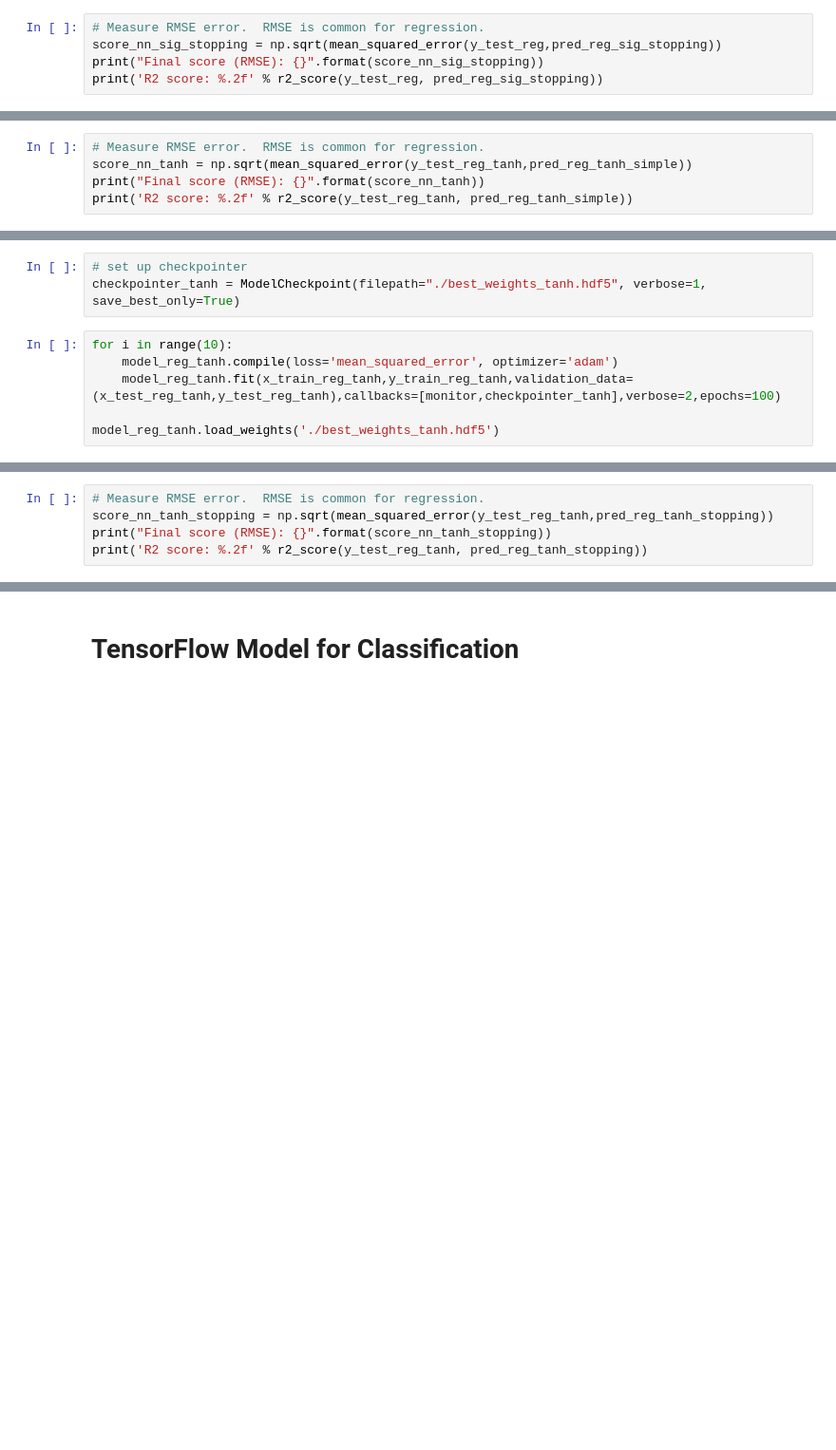
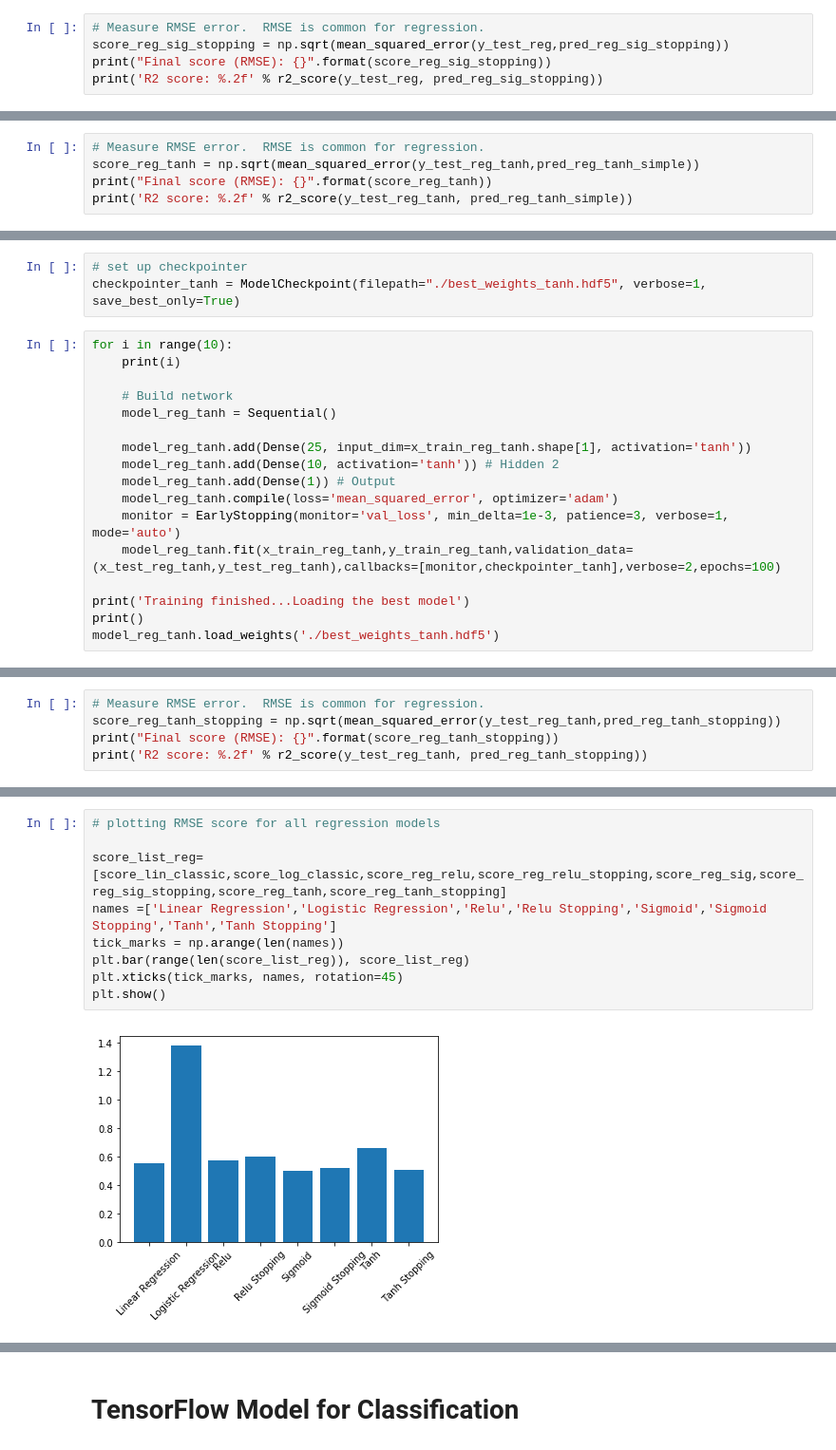
Before and after one commit to chandinin/AIML215, a Jupyter notebook: Project 2/Mini-Project 2.ipynb, the cells around one changed output, grey strips where cells are left out. Shown at 95% size. Drawn from its saved outputs; the diff is of its cells as text; blank space fills up the shorter version.

```diff
--- a/Project 2/Mini-Project 2.ipynb
+++ b/Project 2/Mini-Project 2.ipynb
@@ -433,6 +1274,6 @@ for i in range(10):
 # %%
 # Measure RMSE error.  RMSE is common for regression.
-score_nn_sig_stopping = np.sqrt(mean_squared_error(y_test_reg,pred_reg_sig_stopping))
-print("Final score (RMSE): {}".format(score_nn_sig_stopping))
+score_reg_sig_stopping = np.sqrt(mean_squared_error(y_test_reg,pred_reg_sig_stopping))
+print("Final score (RMSE): {}".format(score_reg_sig_stopping))
 print('R2 score: %.2f' % r2_score(y_test_reg, pred_reg_sig_stopping))
 # %% [output]
@@ -498,6 +1339,6 @@ for i in range(10):
 # %%
 # Measure RMSE error.  RMSE is common for regression.
-score_nn_tanh = np.sqrt(mean_squared_error(y_test_reg_tanh,pred_reg_tanh_simple))
-print("Final score (RMSE): {}".format(score_nn_tanh))
+score_reg_tanh = np.sqrt(mean_squared_error(y_test_reg_tanh,pred_reg_tanh_simple))
+print("Final score (RMSE): {}".format(score_reg_tanh))
 print('R2 score: %.2f' % r2_score(y_test_reg_tanh, pred_reg_tanh_simple))
 # %% [output]
@@ -514,8 +1351,19 @@ monitor = EarlyStopping(monitor='val_loss', min_delta=1e-3, patience=3, verbose=
 checkpointer_tanh = ModelCheckpoint(filepath="./best_weights_tanh.hdf5", verbose=1, save_best_only=True)
 # %%
 for i in range(10):
+    print(i)
+
+    # Build network
+    model_reg_tanh = Sequential()
+
+    model_reg_tanh.add(Dense(25, input_dim=x_train_reg_tanh.shape[1], activation='tanh'))
+    model_reg_tanh.add(Dense(10, activation='tanh')) # Hidden 2
+    model_reg_tanh.add(Dense(1)) # Output
     model_reg_tanh.compile(loss='mean_squared_error', optimizer='adam')
+    monitor = EarlyStopping(monitor='val_loss', min_delta=1e-3, patience=3, verbose=1, mode='auto')
     model_reg_tanh.fit(x_train_reg_tanh,y_train_reg_tanh,validation_data=(x_test_reg_tanh,y_test_reg_tanh),callbacks=[monitor,checkpointer_tanh],verbose=2,epochs=100)
 
+print('Training finished...Loading the best model')
+print()
 model_reg_tanh.load_weights('./best_weights_tanh.hdf5')
 # %% [output]
@@ -561,6 +1409,6 @@ for i in range(10):
 # %%
 # Measure RMSE error.  RMSE is common for regression.
-score_nn_tanh_stopping = np.sqrt(mean_squared_error(y_test_reg_tanh,pred_reg_tanh_stopping))
-print("Final score (RMSE): {}".format(score_nn_tanh_stopping))
+score_reg_tanh_stopping = np.sqrt(mean_squared_error(y_test_reg_tanh,pred_reg_tanh_stopping))
+print("Final score (RMSE): {}".format(score_reg_tanh_stopping))
 print('R2 score: %.2f' % r2_score(y_test_reg_tanh, pred_reg_tanh_stopping))
 # %% [output]
@@ -1232,0 +1417,11 @@ R2 score: 0.70
+# %%
+# plotting RMSE score for all regression models
+
+score_list_reg=[score_lin_classic,score_log_classic,score_reg_relu,score_reg_relu_stopping,score_reg_sig,score_reg_sig_stopping,score_reg_tanh,score_reg_tanh_stopping]
+names =['Linear Regression','Logistic Regression','Relu','Relu Stopping','Sigmoid','Sigmoid Stopping','Tanh','Tanh Stopping']
+tick_marks = np.arange(len(names))
+plt.bar(range(len(score_list_reg)), score_list_reg)
+plt.xticks(tick_marks, names, rotation=45)
+plt.show()
+# %% [output]
+[figure, added]
```
Also changed, not shown: parts of 175 cells of this notebook, 7 other files.
